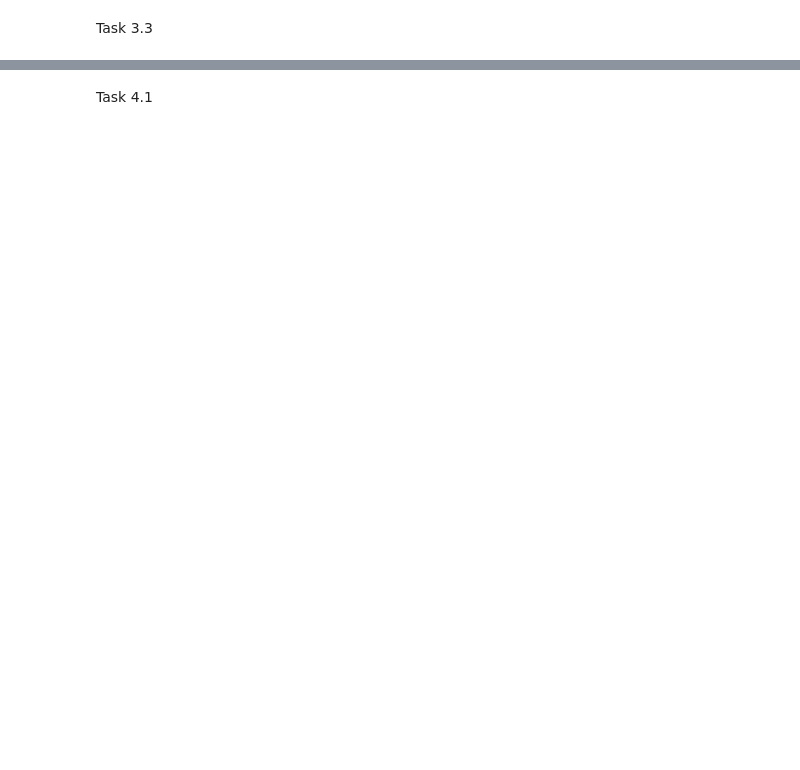
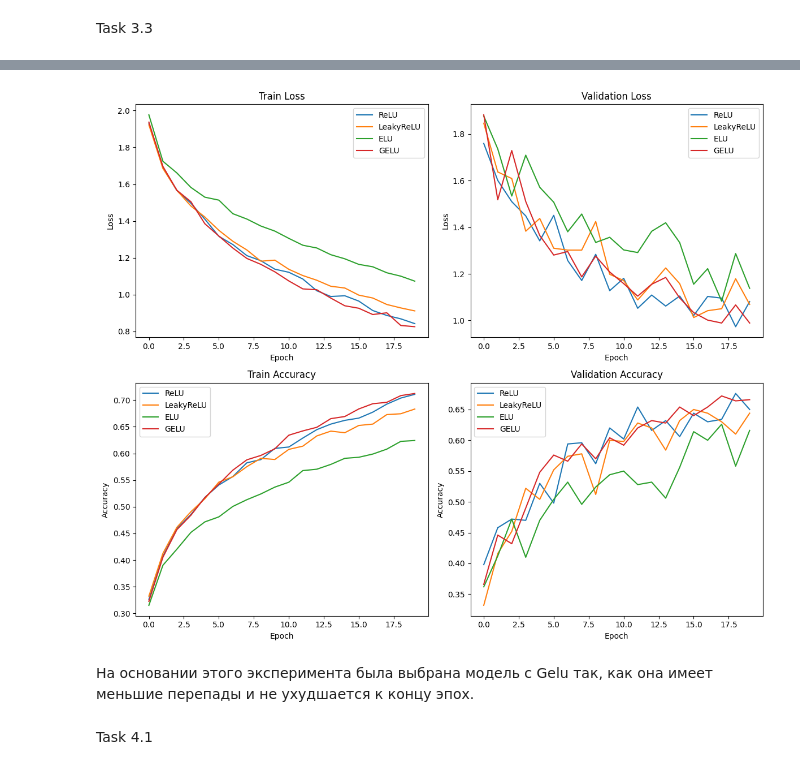
Before and after one commit to smthCreate/AI_Architecture, a Jupyter notebook: hw2.ipynb, the cells around one changed output, grey strips where cells are left out. Saved outputs shown, nothing was run; the diff lists cells and outputs as text; code cells hidden in the pictures; blank space fills up the shorter version.

```diff
--- a/hw2.ipynb
+++ b/hw2.ipynb
@@ -1125,6 +1144,12 @@ Epoch 10/20: Train Acc: 0.6290, Val Acc: 0.5880
 # %% [markdown]
 Task 3.3
 # %%
+import matplotlib.pyplot as plt
+import seaborn as sns
+import pandas as pd
+
+
+
 class BasicBlockWithActivation(nn.Module):
     def __init__(self, in_channels, out_channels, stride=1, downsample=None, activation='relu'):
         super().__init__()
@@ -1287,7 +1312,7 @@ def train_model_with_activation(model, train_loader, val_loader, optimizer, crit
             print(f"  Epoch {epoch+1}/{epochs}: Train Acc: {train_acc:.4f}, Val Acc: {val_acc:.4f}")
 
     print(f"  Лучшая Val Accuracy: {best_val_acc:.4f} на эпохе {best_epoch}")
-    record_results("Task 3.3", model.activation, sum(p.numel() for p in model.parameters())/1e6, best_val_acc, train_acc)
+    record_results("Task 3.3", model_name, sum(p.numel() for p in model.parameters())/1e6, best_val_acc, train_acc)
     return {
         'train_losses': train_losses,
         'val_losses': val_losses,
@@ -1363,8 +1388,66 @@ results_activation = run_activation_experiment_3_3(
     val_loader,
     num_classes=10,
     epochs=20,
-    best_blocks_config=[2, 2, 2]  # Здесь можно передать лучшую конфигурацию блоков из 3.2
+    best_blocks_config=[2, 2, 2]
 )
+
+import matplotlib.pyplot as plt
+import seaborn as sns
+import pandas as pd
+import torch
+import torch.nn as nn
+from sklearn.metrics import accuracy_score
+
+# Остальной код класса ResNetActivation и вспомогательных функций остается без изменений
+
+def plot_results(results):
+    """Функция для построения графиков loss и accuracy"""
+    fig, axs = plt.subplots(2, 2, figsize=(12, 10))
+
+    for i, (activation_name, result) in enumerate(results.items()):
+        # График 1: Train Loss
+        axs[0, 0].plot(result['train_losses'], label=activation_name)
+        axs[0, 0].set_title('Train Loss')
+        axs[0, 0].set_xlabel('Epoch')
+        axs[0, 0].set_ylabel('Loss')
+        axs[0, 0].legend()
+
+        # График 2: Validation Loss
+        axs[0, 1].plot(result['val_losses'], label=activation_name)
+        axs[0, 1].set_title('Validation Loss')
+        axs[0, 1].set_xlabel('Epoch')
+        axs[0, 1].set_ylabel('Loss')
+        axs[0, 1].legend()
+
+        # График 3: Train Accuracy
+        axs[1, 0].plot(result['train_accuracies'], label=activation_name)
+        axs[1, 0].set_title('Train Accuracy')
+        axs[1, 0].set_xlabel('Epoch')
+        axs[1, 0].set_ylabel('Accuracy')
+        axs[1, 0].legend()
+
+        # График 4: Validation Accuracy
+        axs[1, 1].plot(result['val_accuracies'], label=activation_name)
+        axs[1, 1].set_title('Validation Accuracy')
+        axs[1, 1].set_xlabel('Epoch')
+        axs[1, 1].set_ylabel('Accuracy')
+        axs[1, 1].legend()
+
+    plt.tight_layout()
+    plt.show()
+
+# Запуск эксперимента 3.3 с лучшей конфигурацией из 3.2
+print("ЗАПУСК ЭКСПЕРИМЕНТА 3.3: СРАВНЕНИЕ ФУНКЦИЙ АКТИВАЦИИ")
+results_activation = run_activation_experiment_3_3(
+    train_loader,
+    val_loader,
+    num_classes=10,
+    epochs=20,
+    best_blocks_config=[2, 2, 2]
+)
+
+# Визуализация результатов
+plot_results(results_activation)
 # %% [output]
 ЗАПУСК ЭКСПЕРИМЕНТА 3.3: СРАВНЕНИЕ ФУНКЦИЙ АКТИВАЦИИ
 Using device: cuda
@@ -1385,4 +1468,7 @@ Using device: cuda
 Результаты для Task 3.3 обновлены.
+[figure, added]
+# %% [markdown]
+На основании этого эксперимента была выбрана модель с Gelu так, как она имеет меньшие перепады и не ухудшается к концу эпох.
 # %% [markdown]
 Task 4.1
 # %%
```
Also changed, not shown: parts of 13 cells of this notebook, 1 other file.
